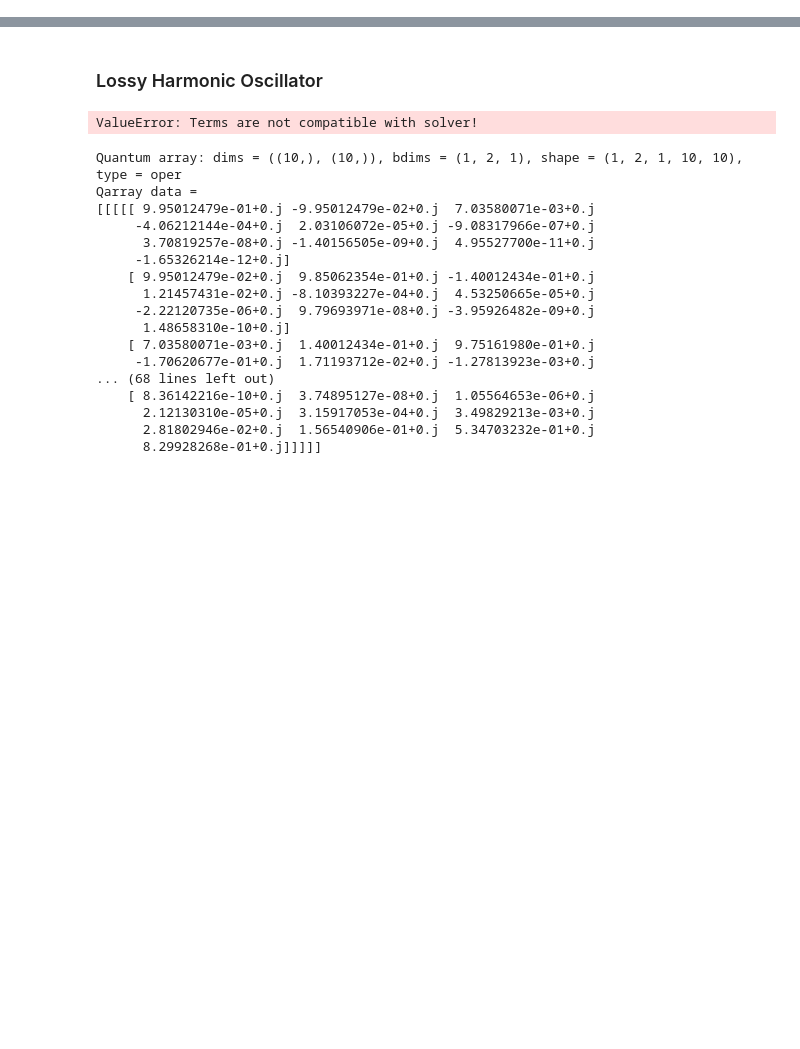
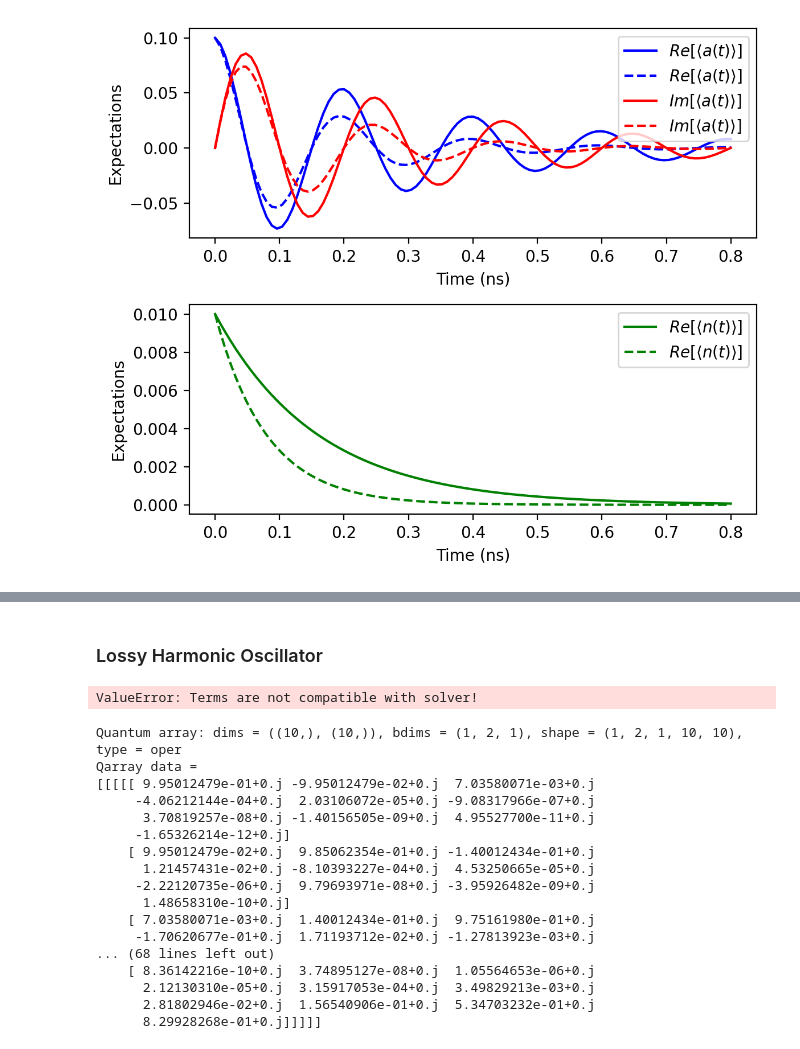
Before and after one commit to EQuS/jaxquantum, a Jupyter notebook: experiments/main/0-examples.ipynb, the cells around one changed output, grey strips where cells are left out. Cells and saved outputs as stored; diff of their text form; code cells hidden in the pictures; blank space fills up the shorter version.

```diff
--- a/experiments/main/0-examples.ipynb
+++ b/experiments/main/0-examples.ipynb
@@ -1,3 +1,48 @@
 # %%
 %load_ext autoreload
 %autoreload 2
+# %%
+from jax import jit
+import jaxquantum as jqt
+import jax.numpy as jnp
+import matplotlib.pyplot as plt
+
+N = 100
+a = jqt.destroy(N); n = a.dag() @ a
+
+omega_a = 2.0*jnp.pi*5.0; H0 = omega_a*n # Hamiltonian
+
+kappa = 2*jnp.pi*jnp.array([1,2]); batched_loss_op = jnp.sqrt(kappa)*a;
+c_ops = jqt.Qarray.from_list([batched_loss_op]) # collapse operators
+
+initial_state = (jqt.displace(N, 0.1) @ jqt.basis(N,0)).to_dm() # initial state
+
+ts = jnp.linspace(0, 4*2*jnp.pi/omega_a, 101) # Time points
+
+solver_options = jqt.SolverOptions.create(progress_meter=True)
+states = jit(jqt.mesolve, static_argnums=(5))(
+    H0, initial_state, ts, c_ops=c_ops, solver_options=solver_options) # solve
+
+n_exp = jnp.real(jqt.overlap(n, states)); a_exp = jqt.overlap(a, states) # expectation values
+
+# Plot
+
+fig, axs = plt.subplots(2,1, dpi=200, figsize=(6,5))
+ax = axs[0]
+ax.plot(ts, jnp.real(a_exp)[:,0], label=r"$Re[\langle a(t)\rangle]$", color="blue") # Batch kappa value 0
+ax.plot(ts, jnp.real(a_exp)[:,1], "--", label=r"$Re[\langle a(t)\rangle]$", color="blue") # Batch kappa value 1
+ax.plot(ts, jnp.imag(a_exp)[:,0], label=r"$Im[\langle a(t)\rangle]$", color="red") # Batch kappa value 0
+ax.plot(ts, jnp.imag(a_exp)[:,1], "--", label=r"$Im[\langle a(t)\rangle]$", color="red") # Batch kappa value 1
+ax.set_xlabel("Time (ns)")
+ax.set_ylabel("Expectations")
+ax.legend()
+
+ax = axs[1]
+ax.plot(ts, n_exp[:,0], label=r"$Re[\langle n(t)\rangle]$", color="green") # Batch kappa value 0
+ax.plot(ts, n_exp[:,1], "--", label=r"$Re[\langle n(t)\rangle]$", color="green") # Batch kappa value 1
+ax.set_xlabel("Time (ns)")
+ax.set_ylabel("Expectations")
+ax.legend()
+fig.tight_layout()
+# %% [output]
+[figure, added]
```
Also changed, not shown: parts of 1 cell of this notebook.
